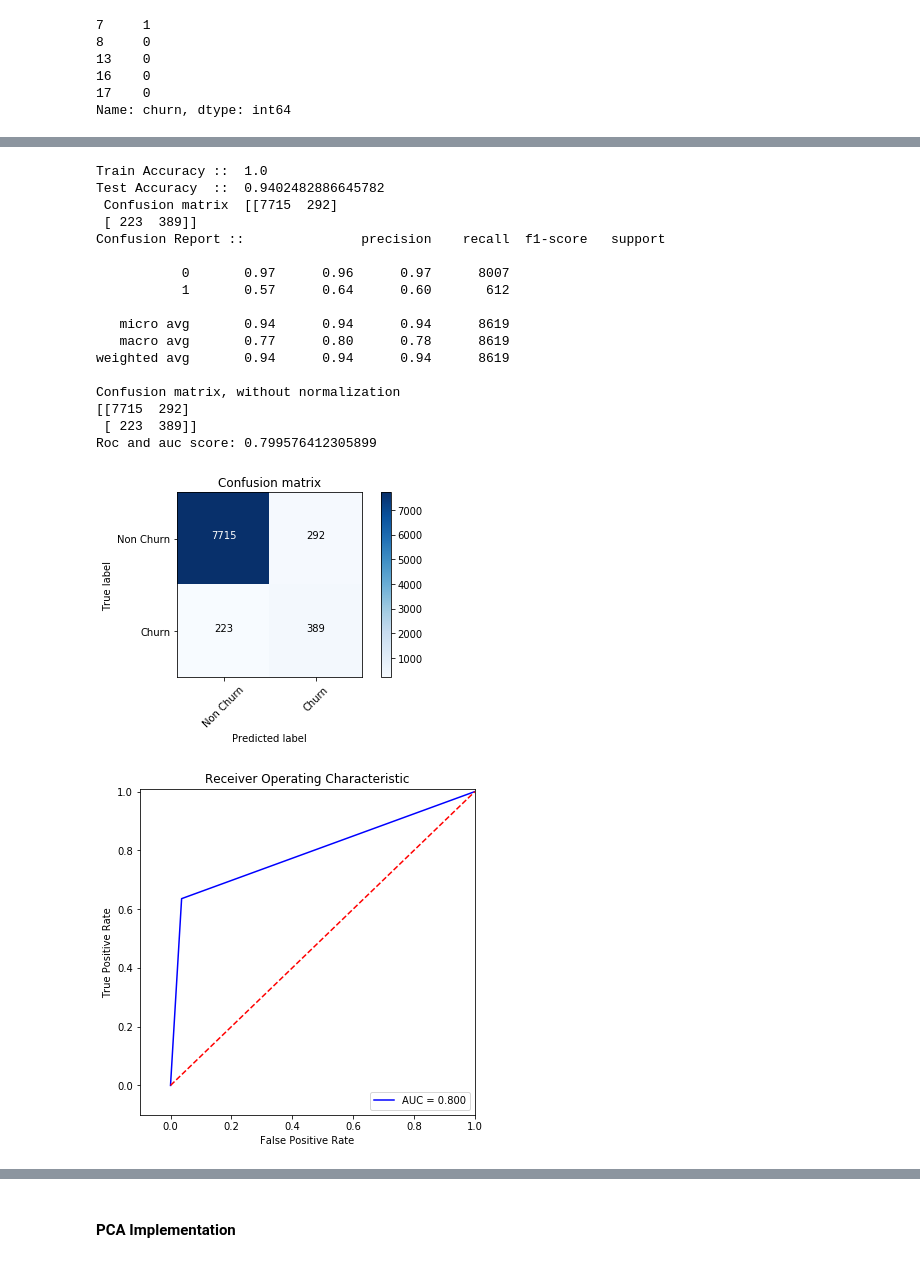
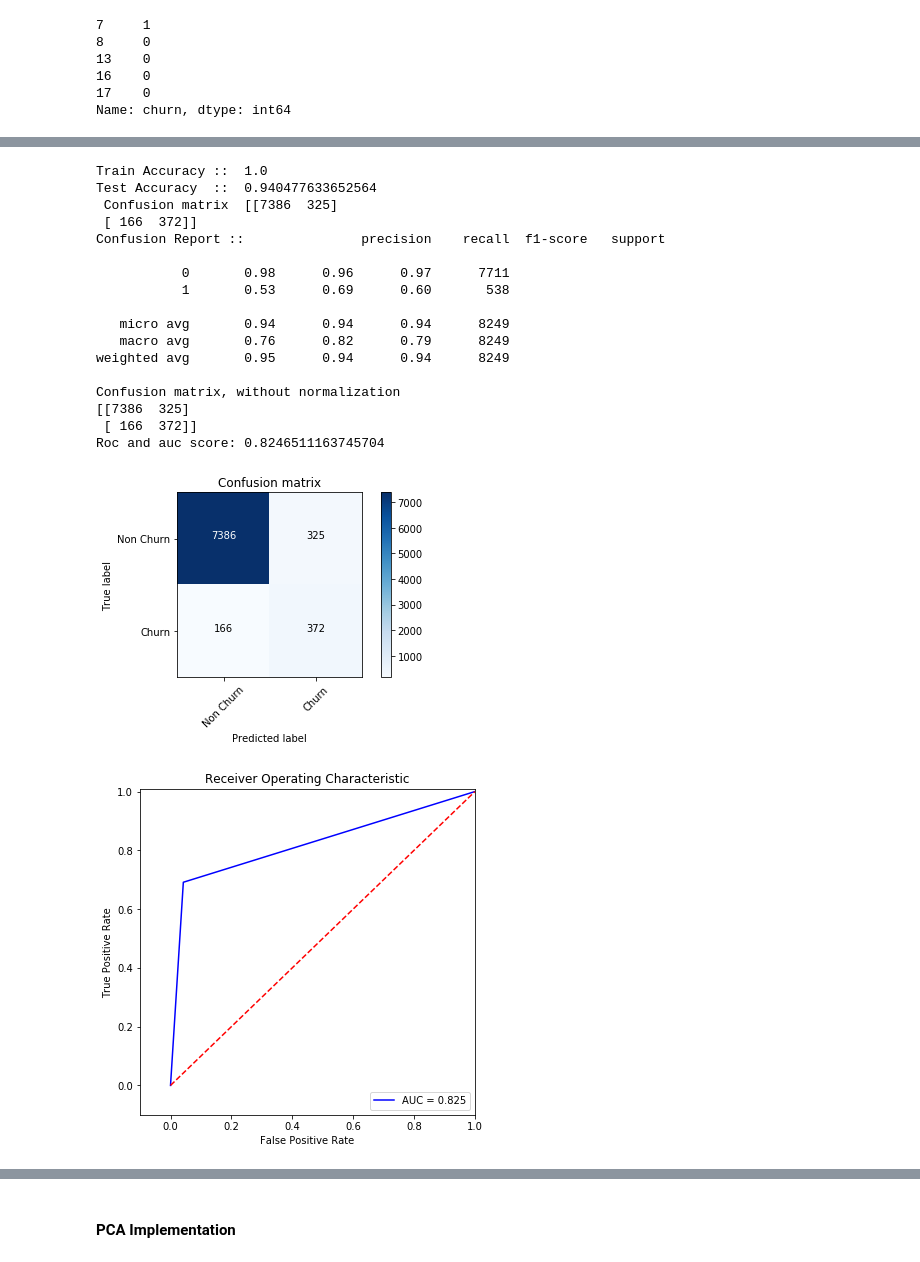
Before and after one commit to ykmanoj/Machine-Learning-Case-Study, a Jupyter notebook: Telcome_Churn/telcom-churn.ipynb, the cells around one changed output, grey strips where cells are left out. Saved outputs shown, nothing was run; the diff lists cells and outputs as text; code cells hidden in the pictures.

```diff
--- a/Telcome_Churn/telcom-churn.ipynb
+++ b/Telcome_Churn/telcom-churn.ipynb
@@ -178,6 +178,6 @@ cleaned_churn_df.describe()
 8 rows × 178 columns
 # %%
 # Remove Missing rows row
-cleaned_churn_df = cleaned_churn_df.dropna(axis=1,how='any')
+cleaned_churn_df = cleaned_churn_df.dropna(axis=0,how='any')
 cleaned_churn_df.shape
 # %% [output]
@@ -310,0 +399,25 @@ action_phase_df.shape
+# %%
+local_usage = good_action_df.filter(regex='loc').columns
+#local_usage
+good_action_df['loc_incoming'] = (good_action_df['loc_ic_t2o_mou']+good_action_df['loc_ic_t2t_mou_']+good_action_df['loc_ic_t2m_mou_']+good_action_df['loc_ic_t2f_mou_']+good_action_df['loc_ic_mou_'])/5
+good_action_df['loc_outgoing'] = (good_action_df['loc_og_t2o_mou']+good_action_df['loc_og_t2t_mou_']+good_action_df['loc_og_t2c_mou_']+good_action_df['loc_og_mou_'])/4
+
+good_action_df['loc_outgoing_8'] = (good_action_df['loc_og_t2t_mou_8'] + good_action_df['loc_og_t2m_mou_8']+good_action_df['loc_og_t2f_mou_8']+good_action_df['loc_og_t2c_mou_8']+good_action_df['loc_og_mou_8'])/5
+good_action_df['loc_incoming_8'] = (good_action_df['loc_ic_t2t_mou_8']+good_action_df['loc_ic_t2m_mou_8']+good_action_df['loc_ic_t2f_mou_8']+good_action_df['loc_ic_mou_8'])/4
+
+good_action_df=good_action_df.drop(columns=local_usage,axis=1)
+# %%
+std_usage = good_action_df.filter(regex='std').columns
+#std_usage
+good_action_df['std_og'] = (good_action_df['std_og_t2o_mou']+good_action_df['std_og_t2t_mou_']+good_action_df['std_og_t2c_mou_']+good_action_df['std_og_mou_'])/4
+good_action_df['std_ic'] = (good_action_df['std_ic_t2o_mou_']+good_action_df['std_ic_t2t_mou_']+good_action_df['std_ic_t2m_mou_']+good_action_df['std_ic_t2f_mou_']+good_action_df['std_ic_mou_'])/5
+
+
+
+good_action_df['std_og_8'] = (good_action_df['std_og_t2t_mou_8'] + good_action_df['std_og_t2m_mou_8']+good_action_df['std_og_t2f_mou_8']+good_action_df['std_og_t2c_mou_8']+good_action_df['std_og_mou_8'])/5
+good_action_df['std_ic_8'] = (good_action_df['std_ic_t2t_mou_8']+good_action_df['std_ic_t2m_mou_8']+good_action_df['std_ic_t2f_mou_8']+good_action_df['std_ic_mou_8'])/4
+
+good_action_df=good_action_df.drop(columns=std_usage,axis=1)
+
+
+good_action_df.shape
@@ -314,7 +429,7 @@ action_phase_df.shape
 from sklearn.model_selection import train_test_split
 
 # Putting feature variable to X
-X = action_phase_df.drop(['churn','mobile_number','circle_id'],axis=1)
+X = good_action_df.drop(['churn','mobile_number','circle_id'],axis=1)
 
 # Putting response variable to y
 y = action_phase_df['churn']
@@ -474,32 +612,32 @@ Features sorted by their rank:
 #help(RandomForestClassifier)
 # %%
 # Instantiate model with 1000 decision trees
-rf = RandomForestClassifier(n_estimators = 200,random_state=0)
+rf = RandomForestClassifier(n_estimators = 100,random_state=432)
 # Train the model on training data
 rf.fit(X_train_res, y_train_res);
 train_pred = rf.predict(X_train_scaled)
 predictions = rf.predict(X_test_scaled)
 modelEvaluationMatrix(y_train,y_test,train_pred,predictions)
 # %% [output]
 Train Accuracy ::  1.0
-Test Accuracy  ::  0.9402482886645782
- Confusion matrix  [[7715  292]
- [ 223  389]]
+Test Accuracy  ::  0.940477633652564
+ Confusion matrix  [[7386  325]
+ [ 166  372]]
 Confusion Report ::               precision    recall  f1-score   support
 
-           0       0.97      0.96      0.97      8007
-           1       0.57      0.64      0.60       612
+           0       0.98      0.96      0.97      7711
+           1       0.53      0.69      0.60       538
 
-   micro avg       0.94      0.94      0.94      8619
-   macro avg       0.77      0.80      0.78      8619
-weighted avg       0.94      0.94      0.94      8619
+   micro avg       0.94      0.94      0.94      8249
+   macro avg       0.76      0.82      0.79      8249
+weighted avg       0.95      0.94      0.94      8249
 
 Confusion matrix, without normalization
-[[7715  292]
- [ 223  389]]
-Roc and auc score: 0.799576412305899
+[[7386  325]
+ [ 166  372]]
+Roc and auc score: 0.8246511163745704
-[figure, old version]
+[figure, new version]
-[figure, old version]
+[figure, new version]
 # %%
 ### Important Features
 feature_importances = pd.DataFrame(rf.feature_importances_,index = X_train.columns,columns=['importance']).sort_values('importance',ascending=False)
```
Also changed, not shown: parts of 35 cells of this notebook.
